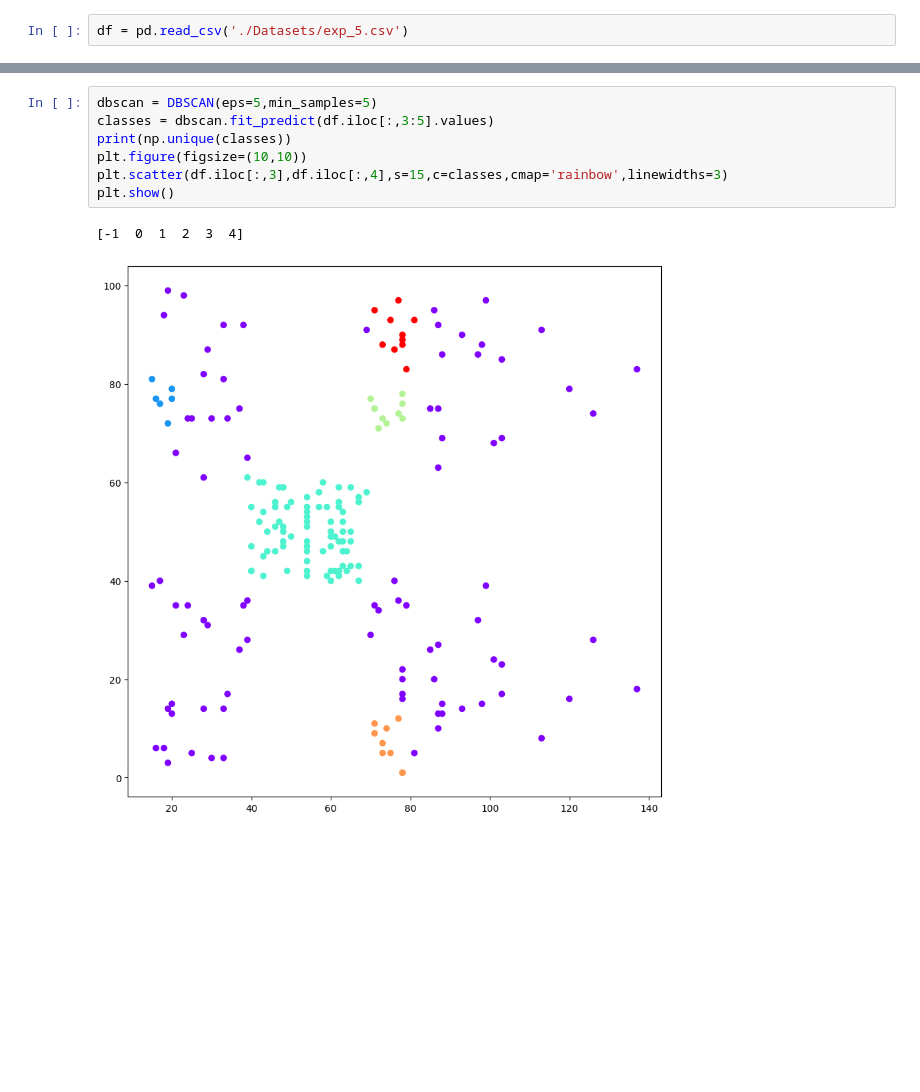
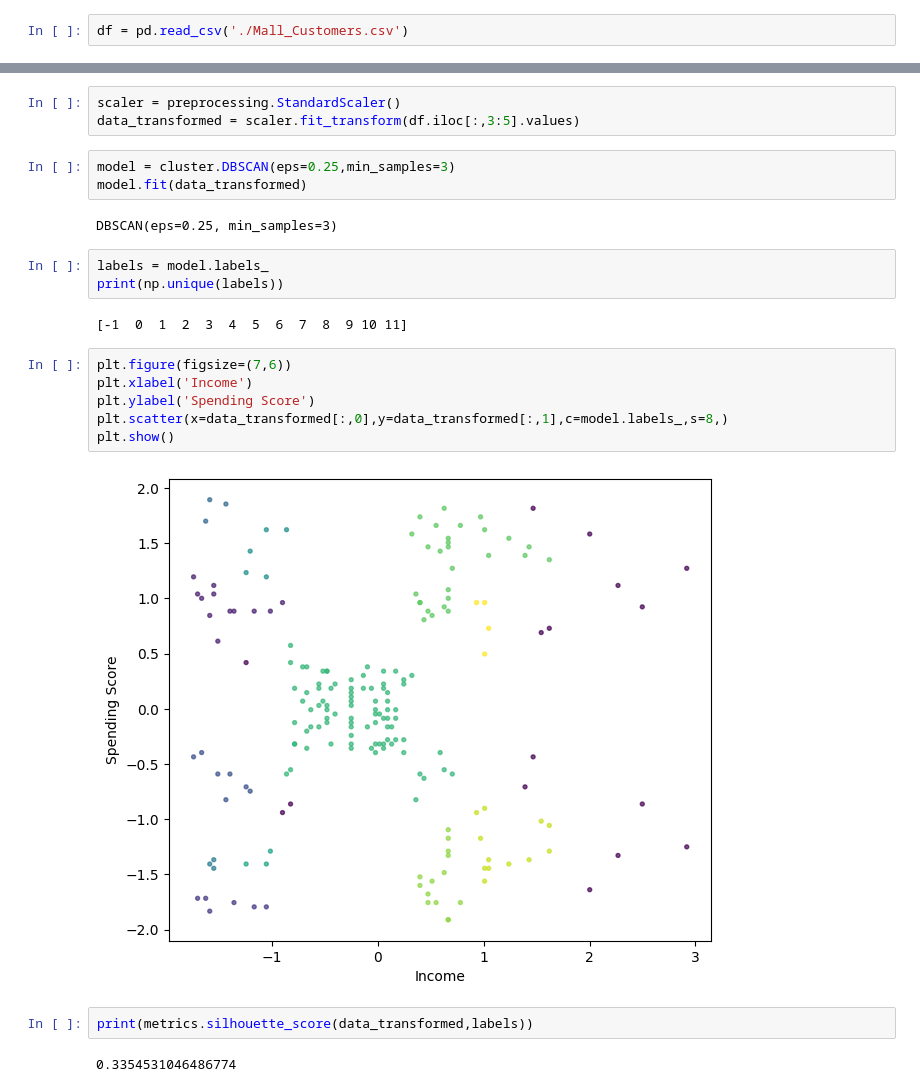
Before and after one commit to ashishyadav2/SSPublic, a Jupyter notebook: ML/exp_5_DBScan.ipynb, the cells around one changed output, grey strips where cells are left out. Drawn from its saved outputs; the diff is of its cells as text; blank space fills up the shorter version.

Commit message:
add dbscan

```diff
--- a/ML/exp_5_DBScan.ipynb
+++ b/ML/exp_5_DBScan.ipynb
@@ -34,5 +6,5 @@ from sklearn.pipeline import Pipeline
 # %%
-df = pd.read_csv('./Datasets/exp_5.csv')
+df = pd.read_csv('./Mall_Customers.csv')
 # %%
 df.sample(5)
 # %% [output]
@@ -69,10 +17,25 @@ plt.show()
-# %%
-dbscan = DBSCAN(eps=5,min_samples=5)
-classes = dbscan.fit_predict(df.iloc[:,3:5].values)
-print(np.unique(classes))
-plt.figure(figsize=(10,10))
-plt.scatter(df.iloc[:,3],df.iloc[:,4],s=15,c=classes,cmap='rainbow',linewidths=3)
-plt.show()
-# %% [output]
-[-1  0  1  2  3  4]
-[figure, removed]
+# %%
+scaler = preprocessing.StandardScaler()
+data_transformed = scaler.fit_transform(df.iloc[:,3:5].values)
+# %%
+model = cluster.DBSCAN(eps=0.25,min_samples=3)
+model.fit(data_transformed)
+# %% [output]
+DBSCAN(eps=0.25, min_samples=3)
+# %%
+labels = model.labels_
+print(np.unique(labels))
+# %% [output]
+[-1  0  1  2  3  4  5  6  7  8  9 10 11]
+# %%
+plt.figure(figsize=(7,6))
+plt.xlabel('Income')
+plt.ylabel('Spending Score')
+plt.scatter(x=data_transformed[:,0],y=data_transformed[:,1],c=model.labels_,s=8,)
+plt.show()
+# %% [output]
+[figure, added]
+# %%
+print(metrics.silhouette_score(data_transformed,labels))
+# %% [output]
+0.3354531046486774
```
Also changed, not shown: parts of 6 cells of this notebook.
